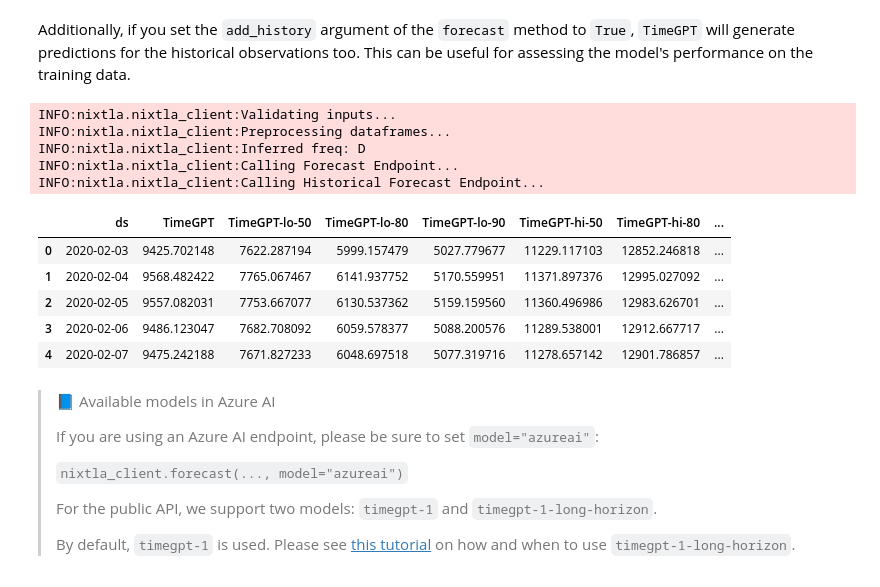
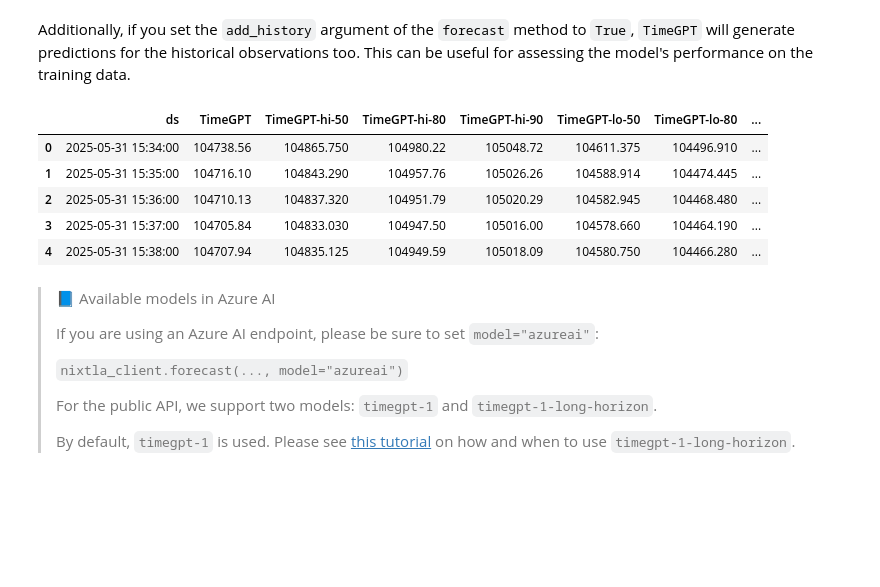
Before and after one commit to Tomortec/Tomortec, a Jupyter notebook: nbs/docs/use-cases/2_bitcoin_price_prediction.ipynb, the cells around one changed output. Cells and saved outputs as stored; diff of their text form; code cells hidden in the pictures; blank space fills up the shorter version.

```diff
--- a/nbs/docs/use-cases/2_bitcoin_price_prediction.ipynb
+++ b/nbs/docs/use-cases/2_bitcoin_price_prediction.ipynb
@@ -102,7 +103,22 @@ In this tutorial, we will first download the historical Bitcoin price data in US
 import pandas as pd
 
 # df = pd.read_csv('https://raw.githubusercontent.com/Nixtla/transfer-learning-time-series/main/datasets/bitcoin_price_usd.csv', sep=',')
-df = pd.read_csv("./btcusd_1-min_data.csv")[::-1][0:10000]
+df = pd.read_csv("./btcusd_1-min_data.csv")[::-1][0:2000]
+
+df['Timestamp'] = pd.to_datetime(df['Timestamp'], unit='s').dt.floor('T')
+df.rename(columns={'Timestamp': 'Date'}, inplace=True)
+df = df.sort_values('Date').reset_index(drop=True)
+df = df[['Date', 'Close']]
+
+print(df.iloc[-1])
+
+dup_dates = df[df.duplicated(subset='Date', keep=False)]
+
+if not dup_dates.empty:
+    print("发现重复的 Date 行：")
+    print(dup_dates)
+else:
+    print("没有发现重复的 Date。")
 
 print(df.head())
 print(df.shape[0])
@@ -129,7 +149,7 @@ from nixtla import NixtlaClient
 # %%
 nixtla_client = NixtlaClient(
     # defaults to os.environ.get("NIXTLA_API_KEY")
-    api_key = 'my_api_key_provided_by_nixtla'
+    api_key = 'nixak-PZnVEExQt2ltWYQzL6nQj0fMVqmuuSbp5mkJufkxtKNBCfHPcgmtxIqUeU8VdsW4d5MhQ3UtUqcYI9RU'
 )
 # %% [markdown]
 > 👍 Use an Azure AI endpoint
@@ -215,20 +240,15 @@ nixtla_client.plot(df, fcst, level=level, max_insample_length=60)
 # %% [markdown]
 Additionally, if you set the `add_history` argument of the `forecast` method to `True`, `TimeGPT` will generate predictions for the historical observations too. This can be useful for assessing the model's performance on the training data.
 # %%
-forecast = nixtla_client.forecast(df, h=7, level=level, add_history=True)
+forecast = nixtla_client.forecast(df, h=15, level=level, add_history=True)
 forecast.head()
 # %% [output]
-INFO:nixtla.nixtla_client:Validating inputs...
-INFO:nixtla.nixtla_client:Preprocessing dataframes...
-INFO:nixtla.nixtla_client:Inferred freq: D
-INFO:nixtla.nixtla_client:Calling Forecast Endpoint...
-INFO:nixtla.nixtla_client:Calling Historical Forecast Endpoint...
-|  | ds | TimeGPT | TimeGPT-lo-50 | TimeGPT-lo-80 | TimeGPT-lo-90 | TimeGPT-hi-50 | TimeGPT-hi-80 | ... |
-| 0 | 2020-02-03 | 9425.702148 | 7622.287194 | 5999.157479 | 5027.779677 | 11229.117103 | 12852.246818 | ... |
-| 1 | 2020-02-04 | 9568.482422 | 7765.067467 | 6141.937752 | 5170.559951 | 11371.897376 | 12995.027092 | ... |
-| 2 | 2020-02-05 | 9557.082031 | 7753.667077 | 6130.537362 | 5159.159560 | 11360.496986 | 12983.626701 | ... |
-| 3 | 2020-02-06 | 9486.123047 | 7682.708092 | 6059.578377 | 5088.200576 | 11289.538001 | 12912.667717 | ... |
-| 4 | 2020-02-07 | 9475.242188 | 7671.827233 | 6048.697518 | 5077.319716 | 11278.657142 | 12901.786857 | ... |
+|  | ds | TimeGPT | TimeGPT-hi-50 | TimeGPT-hi-80 | TimeGPT-hi-90 | TimeGPT-lo-50 | TimeGPT-lo-80 | ... |
+| 0 | 2025-05-31 15:34:00 | 104738.56 | 104865.750 | 104980.22 | 105048.72 | 104611.375 | 104496.910 | ... |
+| 1 | 2025-05-31 15:35:00 | 104716.10 | 104843.290 | 104957.76 | 105026.26 | 104588.914 | 104474.445 | ... |
+| 2 | 2025-05-31 15:36:00 | 104710.13 | 104837.320 | 104951.79 | 105020.29 | 104582.945 | 104468.480 | ... |
+| 3 | 2025-05-31 15:37:00 | 104705.84 | 104833.030 | 104947.50 | 105016.00 | 104578.660 | 104464.190 | ... |
+| 4 | 2025-05-31 15:38:00 | 104707.94 | 104835.125 | 104949.59 | 105018.09 | 104580.750 | 104466.280 | ... |
 # %% [markdown]
 > 📘 Available models in Azure AI
 >
```
Also changed, not shown: parts of 12 cells of this notebook.
